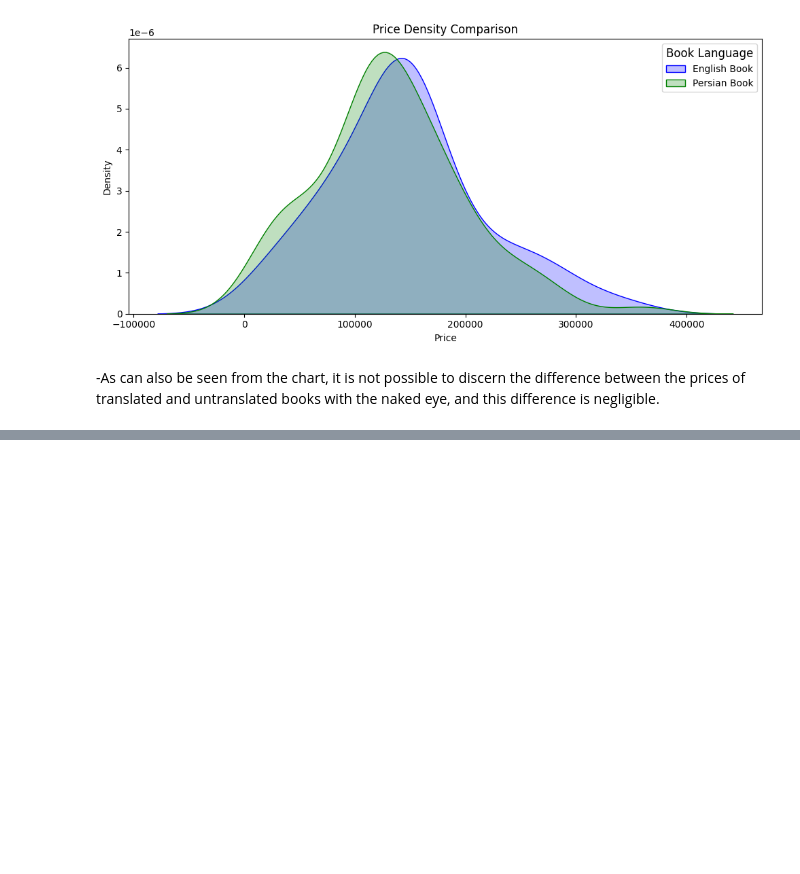
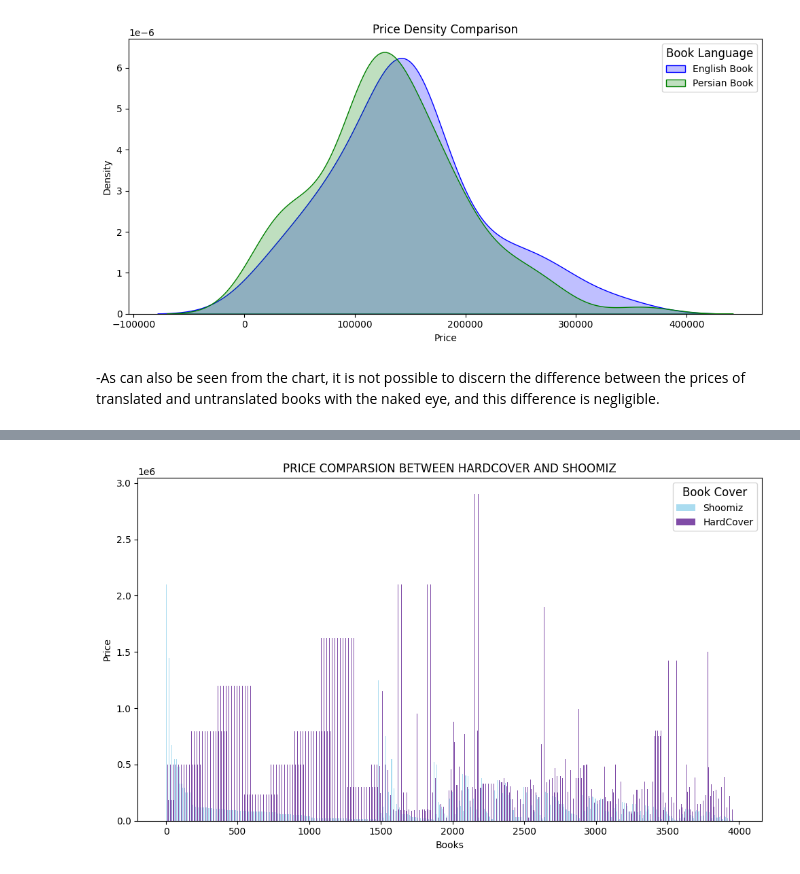
Before and after one commit to sanoooavi/Booktopia, a Jupyter notebook: statistic.ipynb, the cells around one changed output, grey strips where cells are left out. Cells and saved outputs as stored; diff of their text form; code cells hidden in the pictures; blank space fills up the shorter version.

```diff
--- a/statistic.ipynb
+++ b/statistic.ipynb
@@ -199,0 +259,7 @@ plt.show()
+# %%
+db = mysql.connector.connect(
+   host="localhost",
+  user="root",
+  password="",
+  database="Booktopia")
+mycursor = db.cursor()
@@ -199,0 +274,4 @@ plt.show()
+# %%
+column = [k[0] for k in mycursor.description]
+results = mycursor.fetchall()
+dfshoomiz = pd.DataFrame(results, columns=column)
@@ -199,0 +286,10 @@ plt.show()
+# %%
+column = [k[0] for k in mycursor.description]
+results = mycursor.fetchall()
+dfhard_cover = pd.DataFrame(results, columns=column)
+# %%
+common_book_shoomiz = dfshoomiz [dfshoomiz ['book_name'].isin(dfhard_cover['book_name'])]
+common_book_hardcover = dfhard_cover[dfhard_cover['book_name'].isin(dfshoomiz ['book_name'])]
+
+price_shoomiz = common_book_shoomiz['price_shoomiz'].tolist()
+price_hardcover= common_book_hardcover['price_hardcover'].tolist()
@@ -199,0 +309,18 @@ plt.show()
+# %%
+
+merged_df = pd.merge(common_book_shoomiz, common_book_hardcover, on='book_name', how='inner')
+plt.figure(figsize=(10, 6))
+bar_width = 0.35
+index = range(len(merged_df))
+plt.bar(index, merged_df['price_shoomiz'], bar_width, label='Shoomiz', color='skyblue', alpha=0.7)
+plt.bar([i + bar_width for i in index], merged_df['price_hardcover'], bar_width, label='HardCover', color='indigo', alpha=0.7)
+plt.xlabel('Books')
+plt.ylabel('Price')
+plt.title('PRICE COMPARSION BETWEEN HARDCOVER AND SHOOMIZ')
+plt.legend()
+legend = plt.legend(title="Book Cover", loc="upper right")
+legend.get_title().set_fontsize(12)
+plt.tight_layout()
+plt.show()
+# %% [output]
+[figure, added]
```
Also changed, not shown: parts of 25 cells of this notebook.
